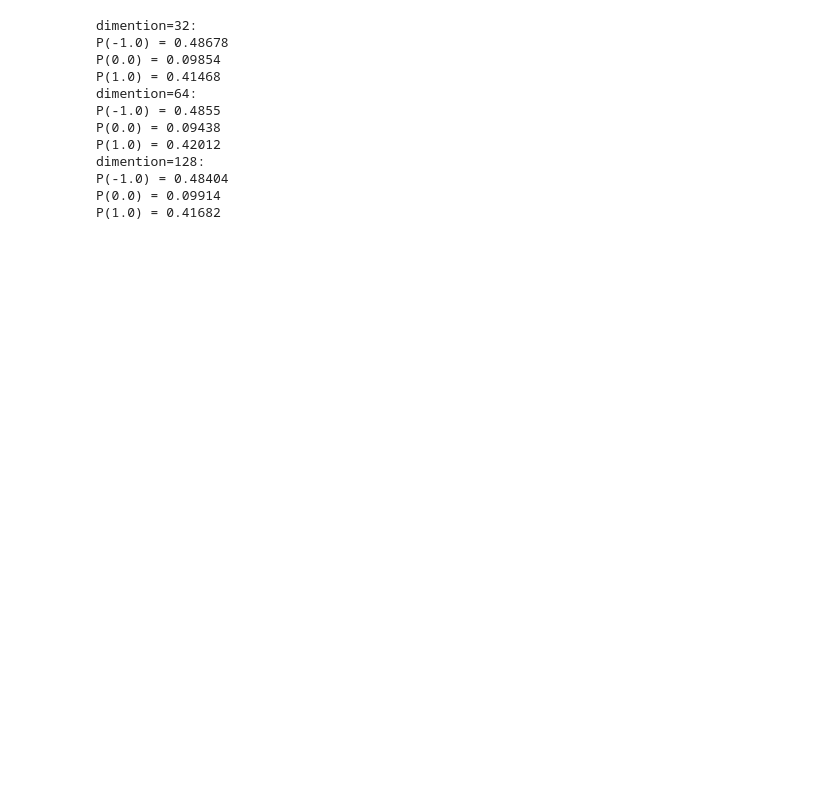
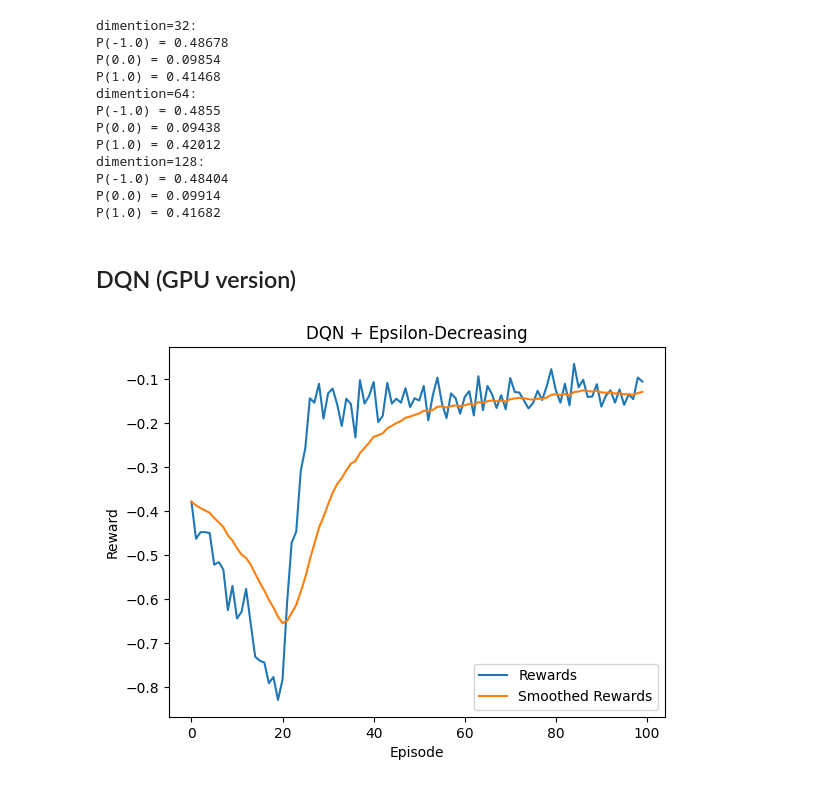
Before and after one commit to yshenbj/rl, a Jupyter notebook: blackjack.ipynb, the cells around one changed output. Drawn from its saved outputs; the diff is of its cells as text; code cells hidden in the pictures; blank space fills up the shorter version.

```diff
--- a/blackjack.ipynb
+++ b/blackjack.ipynb
@@ -244,14 +206,14 @@ envs = gym.vector.SyncVectorEnv(
     ]
 )
 qfunction32 = DeepQFunction.load('weights_32.pth', num_states=3, num_actions=2)
-qfunction64 = DeepQFunction.load('weights_64.pth', num_states=3, num_actions=2, hidden_dim=64)
-qfunction128 = DeepQFunction.load('weights_128.pth', num_states=3, num_actions=2, hidden_dim=128)
+# qfunction64 = DeepQFunction.load('weights_64.pth', num_states=3, num_actions=2, hidden_dim=64)
+# qfunction128 = DeepQFunction.load('weights_128.pth', num_states=3, num_actions=2, hidden_dim=128)
 print('dimention=32:')
 res1 = execute_policy(envs, qfunction32)
-print('dimention=64:')
-res2 = execute_policy(envs, qfunction64)
-print('dimention=128:')
-res3 = execute_policy(envs, qfunction128)
+# print('dimention=64:')
+# res2 = execute_policy(envs, qfunction64)
+# print('dimention=128:')
+# res3 = execute_policy(envs, qfunction128)
 # %% [output]
 dimention=32:
 P(-1.0) = 0.48678
@@ -265,3 +227,5 @@ dimention=128:
 P(-1.0) = 0.48404
 P(0.0) = 0.09914
 P(1.0) = 0.41682
+# %% [markdown]
+## DQN (GPU version)
@@ -267,0 +351,21 @@ P(1.0) = 0.41682
+# %%
+envs = gym.vector.SyncVectorEnv(
+    [
+    lambda: gym.make('games/Blackjack') for _ in range(1000)
+    ]
+)
+device = torch.device("cuda" if torch.cuda.is_available() else "cpu")
+qfunction = DeepQFunction(num_states=3, num_actions=2, device=device)
+rewards = QLearning(envs, EpsilonDecreasing(), qfunction).execute(episodes=100)
+smoothed_rewards = get_ema(rewards)
+qfunction.save(filename='weights_32.pth')
+
+plt.plot(rewards, label='Rewards')
+plt.plot(smoothed_rewards, label='Smoothed Rewards')
+plt.xlabel('Episode')
+plt.ylabel('Reward')
+plt.legend()
+plt.title('DQN + Epsilon-Decreasing')
+plt.show()
+# %% [output]
+[figure, added]
```
Also changed, not shown: parts of 4 cells of this notebook, 3 other files.
